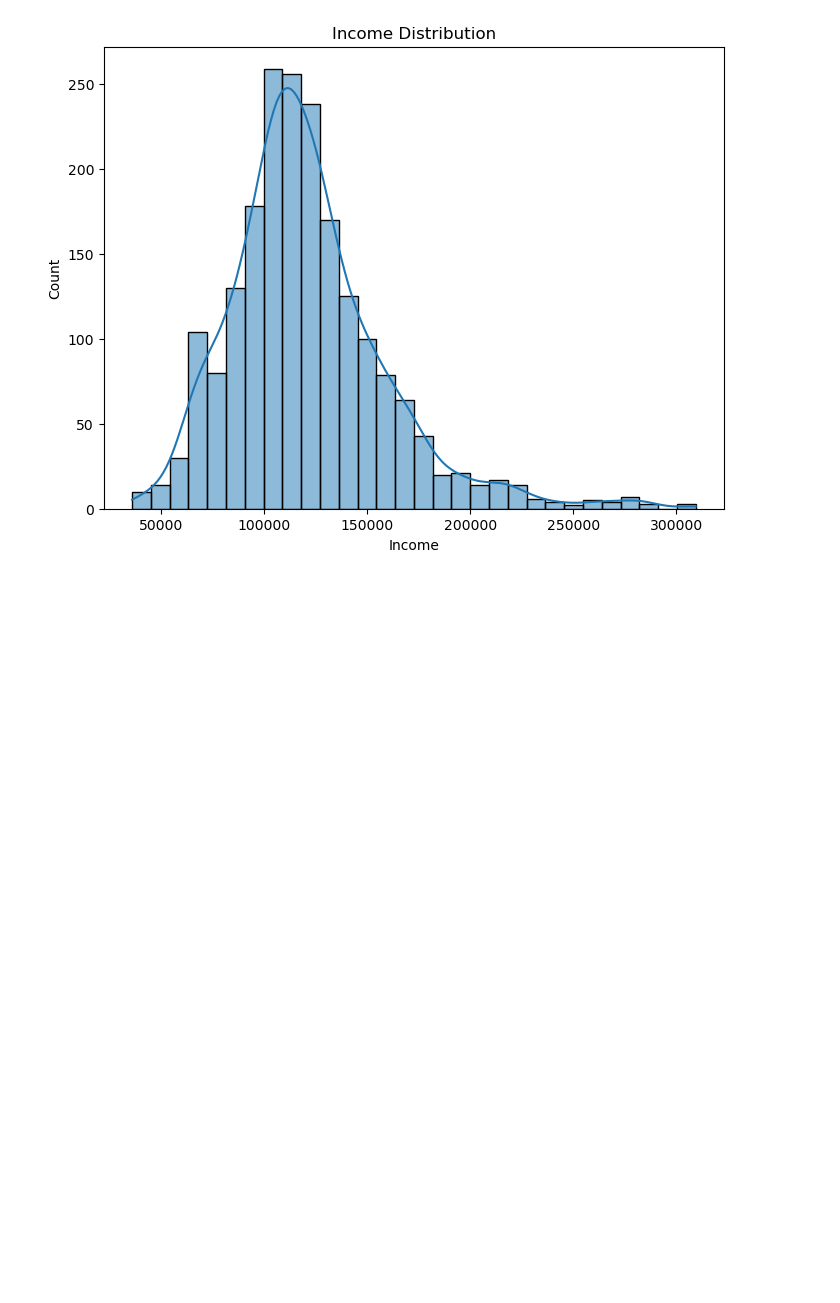
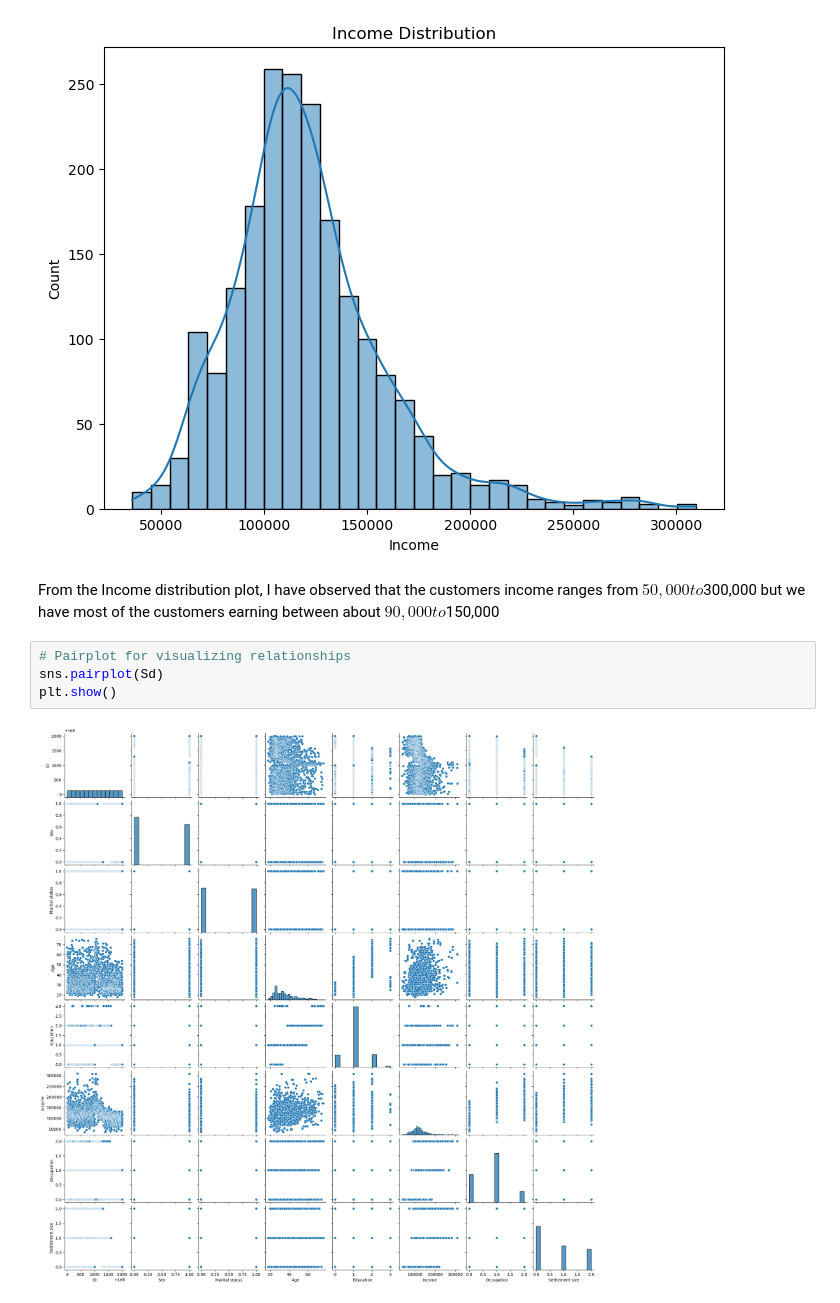
Before and after one commit to Olaedo23/Customer-segmentation, a Jupyter notebook: Customer_data.ipynb, the cells around one changed output. Drawn from its saved outputs; the diff is of its cells as text; blank space fills up the shorter version.

```diff
--- a/Customer_data.ipynb
+++ b/Customer_data.ipynb
@@ -106,3 +110,11 @@ plt.ylabel('Count')
 plt.show()
 # %% [output]
 [figure]
+# %% [markdown]
+From the Income distribution plot, I have observed that the customers income ranges from $50,000 to $300,000 but we have most of the customers earning between about $90,000 to $150,000
+# %%
+# Pairplot for visualizing relationships
+sns.pairplot(Sd)
+plt.show()
+# %% [output]
+[figure, added]
```
Also changed, not shown: parts of 11 cells of this notebook.
